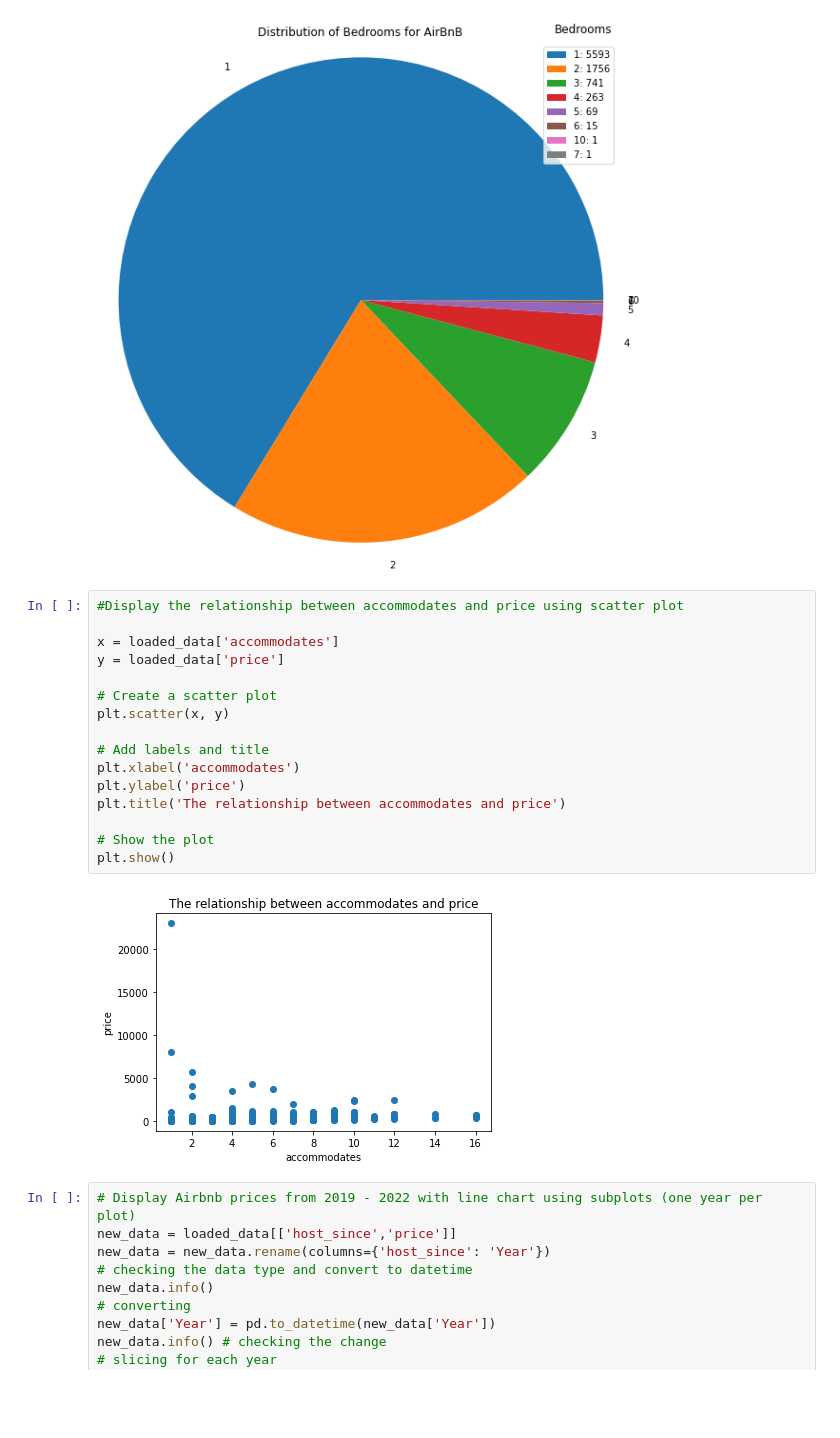
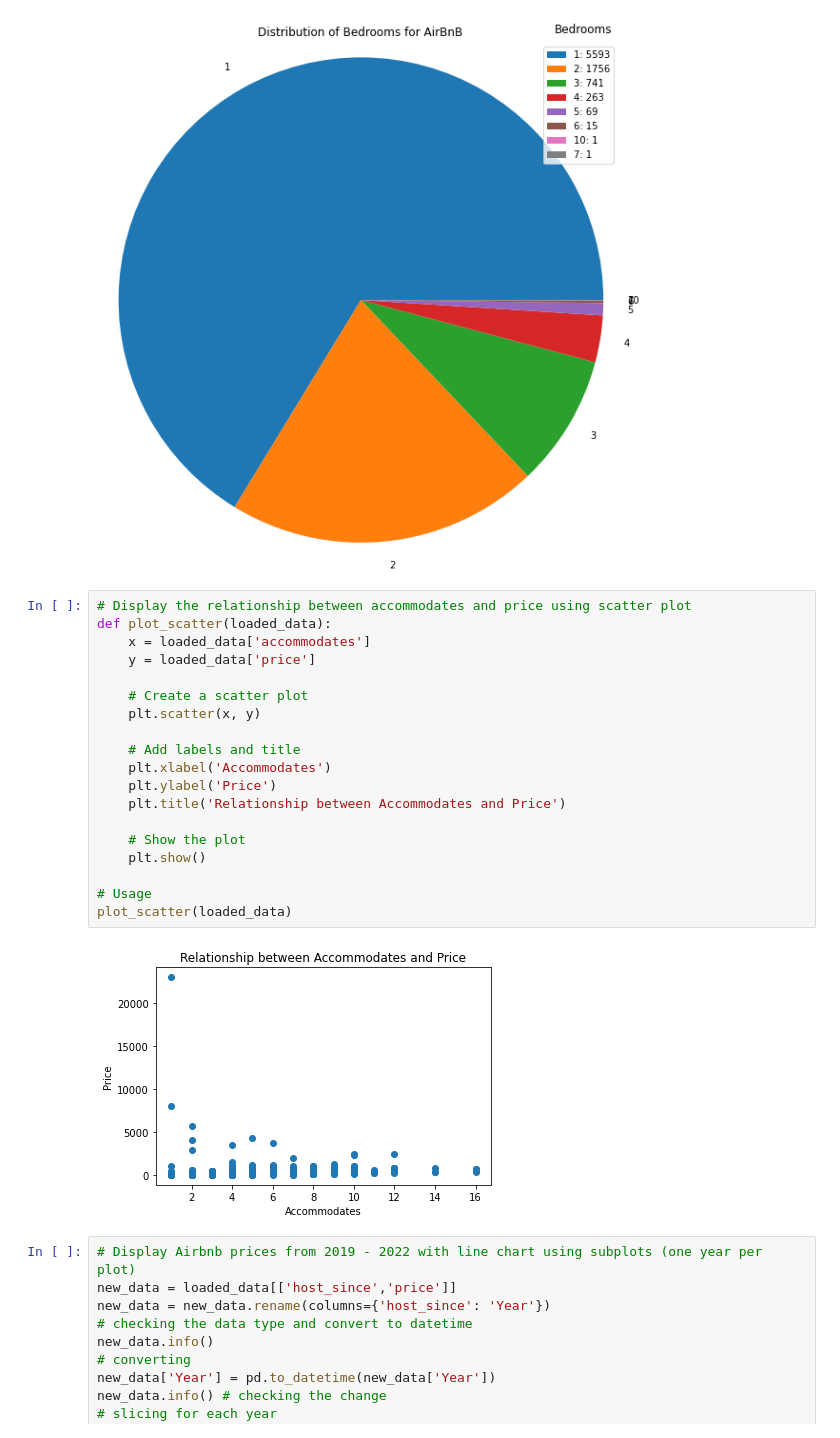
Before and after one commit to Debbydawn/Airbnb_application, a Jupyter notebook: Untitled.ipynb, the cells around one changed output. Saved outputs shown, nothing was run; the diff lists cells and outputs as text; blank space fills up the shorter version.

```diff
--- a/Untitled.ipynb
+++ b/Untitled.ipynb
@@ -1046,23 +799,26 @@ plot_bedroom_distribution(loaded_data)
 # %% [output]
 [figure]
 # %%
-#Display the relationship between accommodates and price using scatter plot
+# Display the relationship between accommodates and price using scatter plot
+def plot_scatter(loaded_data):
+    x = loaded_data['accommodates']
+    y = loaded_data['price']
 
-x = loaded_data['accommodates']
-y = loaded_data['price']
+    # Create a scatter plot
+    plt.scatter(x, y)
 
-# Create a scatter plot
-plt.scatter(x, y)
+    # Add labels and title
+    plt.xlabel('Accommodates')
+    plt.ylabel('Price')
+    plt.title('Relationship between Accommodates and Price')
 
-# Add labels and title
-plt.xlabel('accommodates')
-plt.ylabel('price')
-plt.title('The relationship between accommodates and price')
+    # Show the plot
+    plt.show()
 
-# Show the plot
-plt.show()
+# Usage
+plot_scatter(loaded_data)
 # %% [output]
-[figure, old version]
+[figure, new version]
 # %%
 # Display Airbnb prices from 2019 - 2022 with line chart using subplots (one year per plot)
 new_data = loaded_data[['host_since','price']]
```
Also changed, not shown: parts of 48 cells of this notebook.
